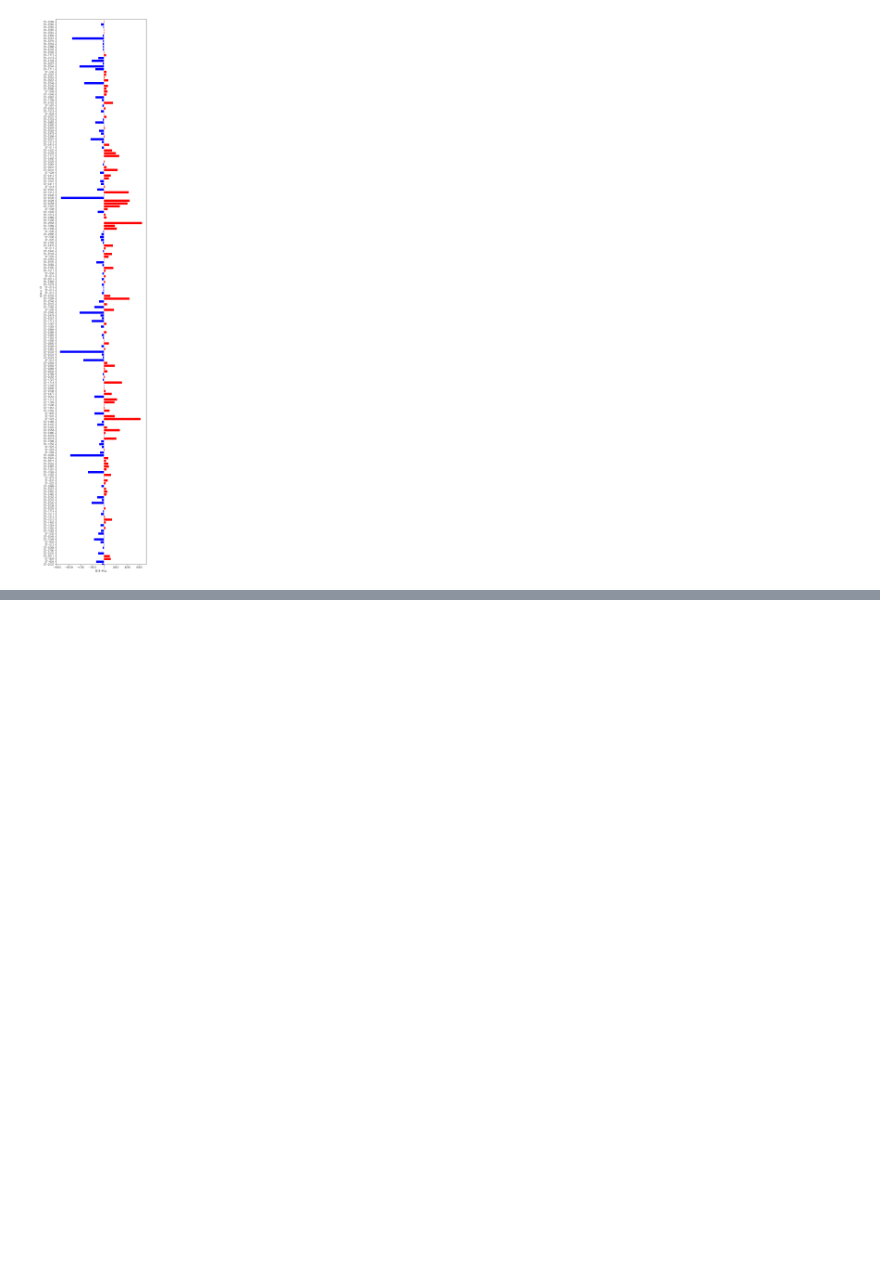
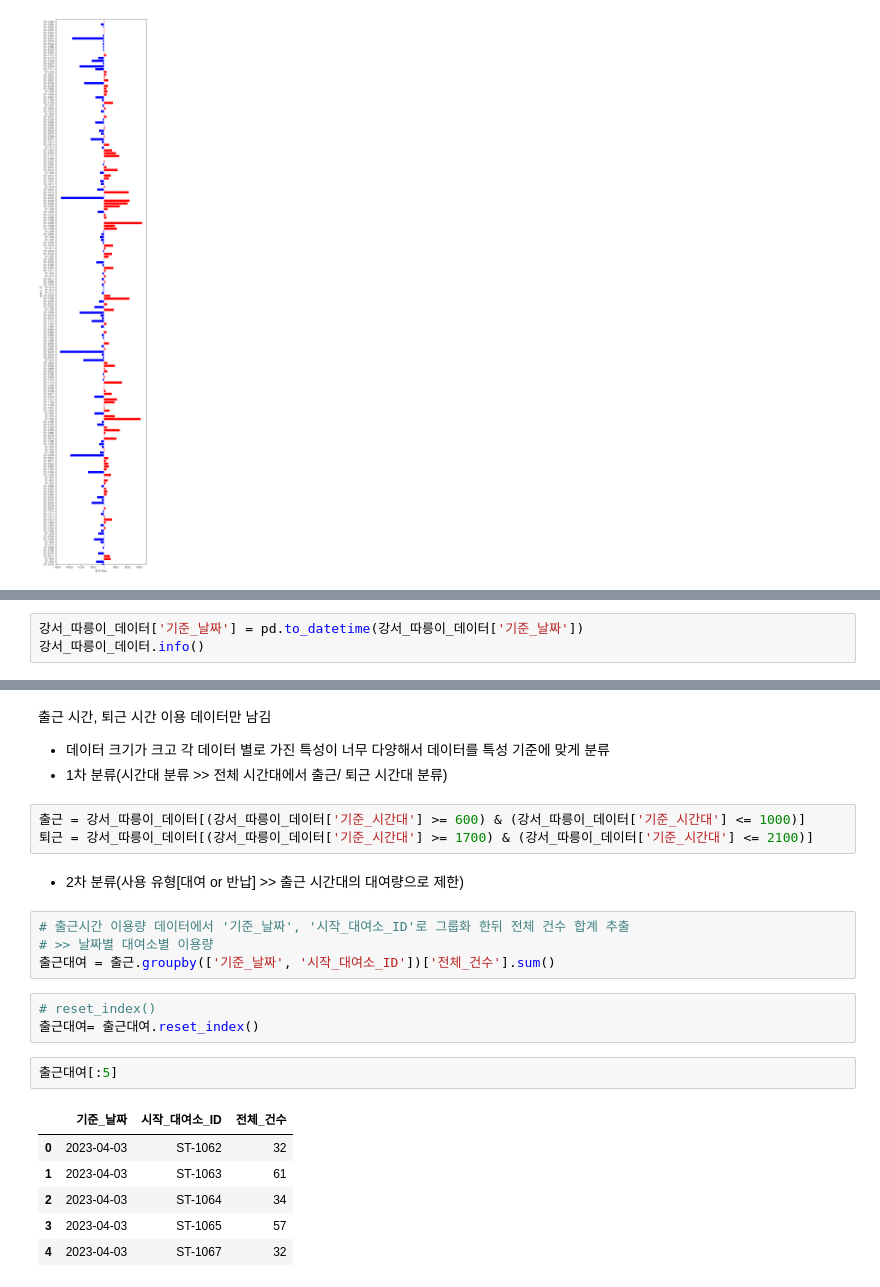
Before and after one commit to minseokpark6/SemiProject_Group3, a Jupyter notebook: Code/Origin/BikeSeoul_SemiGroup3_분석_시각화.ipynb, the cells around one changed output, grey strips where cells are left out. Saved outputs shown, nothing was run; the diff lists cells and outputs as text; blank space fills up the shorter version.

```diff
--- a/Code/Origin/BikeSeoul_SemiGroup3_분석_시각화.ipynb
+++ b/Code/Origin/BikeSeoul_SemiGroup3_분석_시각화.ipynb
@@ -218,0 +234,3 @@ plt.show()
+# %%
+강서_따릉이_데이터['기준_날짜'] = pd.to_datetime(강서_따릉이_데이터['기준_날짜'])
+강서_따릉이_데이터.info()
@@ -218,0 +255,25 @@ plt.show()
+# %% [markdown]
+출근 시간, 퇴근 시간 이용 데이터만 남김
+- 데이터 크기가 크고 각 데이터 별로 가진 특성이 너무 다양해서 데이터를 특성 기준에 맞게 분류
+- 1차 분류(시간대 분류 >> 전체 시간대에서 출근/ 퇴근 시간대 분류)
+# %%
+출근 = 강서_따릉이_데이터[(강서_따릉이_데이터['기준_시간대'] >= 600) & (강서_따릉이_데이터['기준_시간대'] <= 1000)]
+퇴근 = 강서_따릉이_데이터[(강서_따릉이_데이터['기준_시간대'] >= 1700) & (강서_따릉이_데이터['기준_시간대'] <= 2100)]
+# %% [markdown]
+- 2차 분류(사용 유형[대여 or 반납] >> 출근 시간대의 대여량으로 제한)
+# %%
+# 출근시간 이용량 데이터에서 '기준_날짜', '시작_대여소_ID'로 그룹화 한뒤 전체 건수 합계 추출
+# >> 날짜별 대여소별 이용량
+출근대여 = 출근.groupby(['기준_날짜', '시작_대여소_ID'])['전체_건수'].sum()
+# %%
+# reset_index()
+출근대여= 출근대여.reset_index()
+# %%
+출근대여[:5]
+# %% [output]
+|  | 기준_날짜 | 시작_대여소_ID | 전체_건수 |
+| 0 | 2023-04-03 | ST-1062 | 32 |
+| 1 | 2023-04-03 | ST-1063 | 61 |
+| 2 | 2023-04-03 | ST-1064 | 34 |
+| 3 | 2023-04-03 | ST-1065 | 57 |
+| 4 | 2023-04-03 | ST-1067 | 32 |
```
Also changed, not shown: parts of 18 cells of this notebook, 1 other file.
